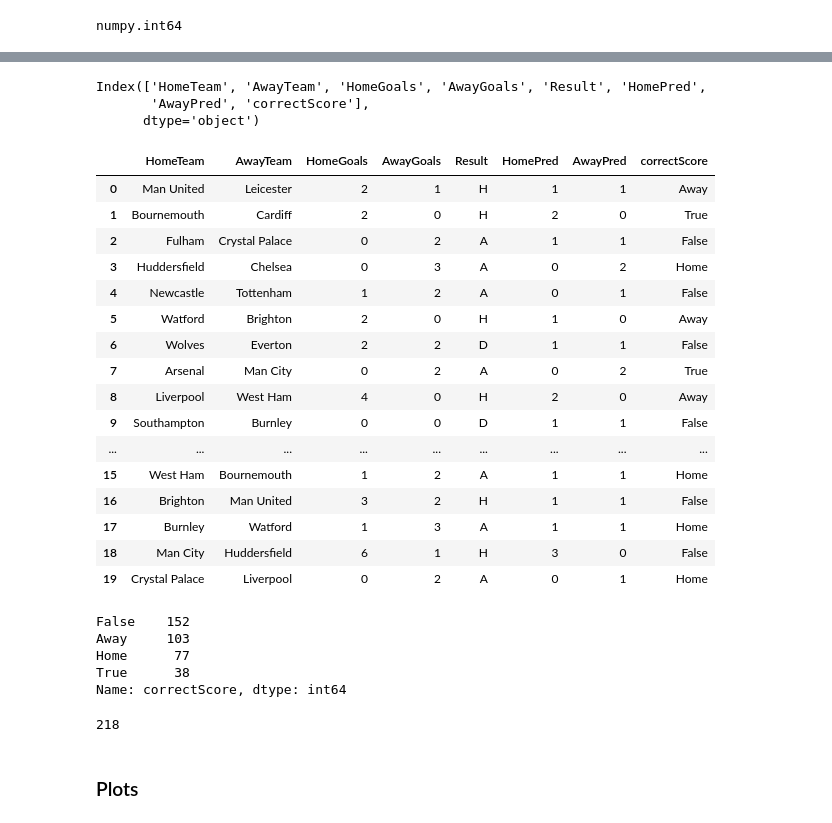
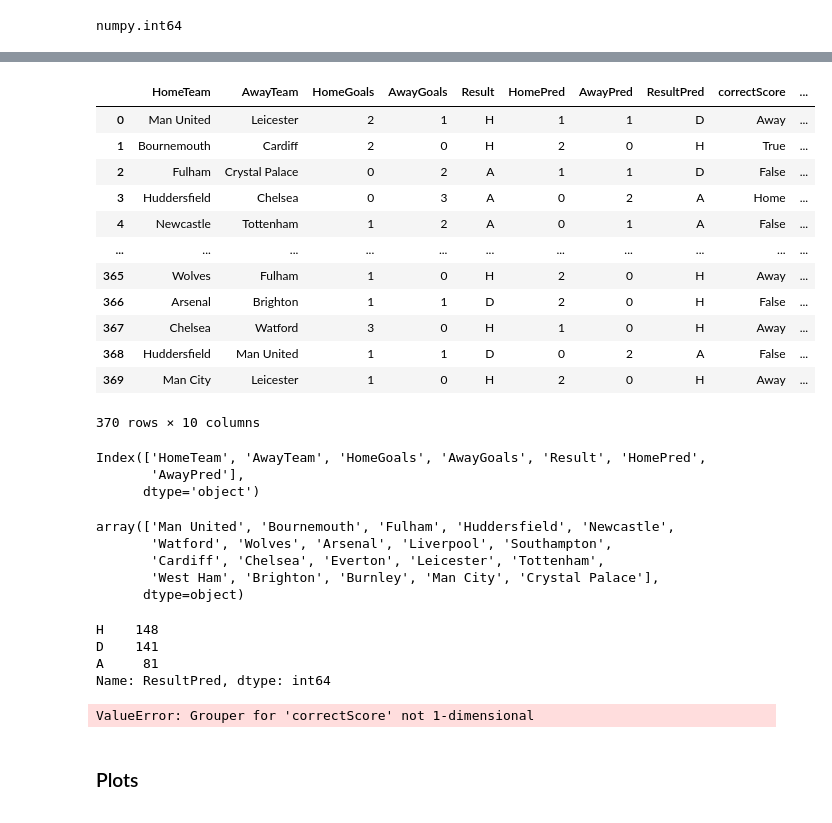
Before and after one commit to roncv/FootballForecasting, a Jupyter notebook: FootballForecasting.ipynb, the cells around one changed output, grey strips where cells are left out. Drawn from its saved outputs; the diff is of its cells as text; code cells hidden in the pictures.

```diff
--- a/FootballForecasting.ipynb
+++ b/FootballForecasting.ipynb
@@ -259,6 +259,20 @@ def update_df_res(data):
     data = pd.concat([data, pd.Series(ResultPred)], axis=1).rename({0: 'ResultPred'}, axis =1)
 
     return data
+# %%
+def update_df_result(data):
+    # Binary array H=1 , notH = 0
+    home_win = (data['HomePred']>data['AwayPred']).astype(int)
+    # Binary array A=2 , notA = 0
+    away_win = 2*(data['HomePred']<data['AwayPred']).astype(int)
+    # Binary array D=2 , notD = 0
+    draw = 3*(data['HomePred']==data['AwayPred']).astype(int)
+
+    # Mapping 1,2,3 as 'H','A', 'D' respectively
+    data['ResultPred'] = (home_win + away_win + draw).map({1:'H',
+                                                           2:'A',
+                                                           3:'D'})
+    return data
 # %%
 # Validate full time result prediction
 
@@ -295,3 +309,5 @@ def update_df_correct(data):
     data = pd.concat([data, pd.Series(correctScore)], axis=1).rename({0: 'correctScore'}, axis =1)
 
     return data
+# %%
+update_df_result(epl_1819_post)
@@ -298,11 +328,34 @@ def update_df_correct(data):
 # %%
 epl_1819_post = update_df_correct(epl_1819_post)
+epl_1819_post
+# %% [output]
+|  | HomeTeam | AwayTeam | HomeGoals | AwayGoals | Result | HomePred | AwayPred | ResultPred | correctScore | ... |
+| 0 | Man United | Leicester | 2 | 1 | H | 1 | 1 | D | Away | ... |
+| 1 | Bournemouth | Cardiff | 2 | 0 | H | 2 | 0 | H | True | ... |
+| 2 | Fulham | Crystal Palace | 0 | 2 | A | 1 | 1 | D | False | ... |
+| 3 | Huddersfield | Chelsea | 0 | 3 | A | 0 | 2 | A | Home | ... |
+| 4 | Newcastle | Tottenham | 1 | 2 | A | 0 | 1 | A | False | ... |
+| ... | ... | ... | ... | ... | ... | ... | ... | ... | ... | ... |
+| 365 | Wolves | Fulham | 1 | 0 | H | 2 | 0 | H | Away | ... |
+| 366 | Arsenal | Brighton | 1 | 1 | D | 2 | 0 | H | False | ... |
+| 367 | Chelsea | Watford | 3 | 0 | H | 1 | 0 | H | Away | ... |
+| 368 | Huddersfield | Man United | 1 | 1 | D | 0 | 2 | A | False | ... |
+| 369 | Man City | Leicester | 1 | 0 | H | 2 | 0 | H | Away | ... |
+370 rows × 10 columns
 # %%
 epl_1819_post.columns
 # %% [output]
 Index(['HomeTeam', 'AwayTeam', 'HomeGoals', 'AwayGoals', 'Result', 'HomePred',
-       'AwayPred', 'correctScore'],
+       'AwayPred'],
       dtype='object')
+# %%
+epl_1819_post['HomeTeam'].unique()
+# %% [output]
+array(['Man United', 'Bournemouth', 'Fulham', 'Huddersfield', 'Newcastle',
+       'Watford', 'Wolves', 'Arsenal', 'Liverpool', 'Southampton',
+       'Cardiff', 'Chelsea', 'Everton', 'Leicester', 'Tottenham',
+       'West Ham', 'Brighton', 'Burnley', 'Man City', 'Crystal Palace'],
+      dtype=object)
 # %%
 # Add validation columns
 # NOT WORKING - Does not take into account draws
@@ -348,40 +401,19 @@ def update_df(data):
     return data
 
 #epl_1819_post = update_df(epl_1819_post)
-# %%
-epl_1819_post.head(20)
-# %% [output]
-|  | HomeTeam | AwayTeam | HomeGoals | AwayGoals | Result | HomePred | AwayPred | correctScore |
-| 0 | Man United | Leicester | 2 | 1 | H | 1 | 1 | Away |
-| 1 | Bournemouth | Cardiff | 2 | 0 | H | 2 | 0 | True |
-| 2 | Fulham | Crystal Palace | 0 | 2 | A | 1 | 1 | False |
-| 3 | Huddersfield | Chelsea | 0 | 3 | A | 0 | 2 | Home |
-| 4 | Newcastle | Tottenham | 1 | 2 | A | 0 | 1 | False |
-| 5 | Watford | Brighton | 2 | 0 | H | 1 | 0 | Away |
-| 6 | Wolves | Everton | 2 | 2 | D | 1 | 1 | False |
-| 7 | Arsenal | Man City | 0 | 2 | A | 0 | 2 | True |
-| 8 | Liverpool | West Ham | 4 | 0 | H | 2 | 0 | Away |
-| 9 | Southampton | Burnley | 0 | 0 | D | 1 | 1 | False |
-| ... | ... | ... | ... | ... | ... | ... | ... | ... |
-| 15 | West Ham | Bournemouth | 1 | 2 | A | 1 | 1 | Home |
-| 16 | Brighton | Man United | 3 | 2 | H | 1 | 1 | False |
-| 17 | Burnley | Watford | 1 | 3 | A | 1 | 1 | Home |
-| 18 | Man City | Huddersfield | 6 | 1 | H | 3 | 0 | False |
-| 19 | Crystal Palace | Liverpool | 0 | 2 | A | 0 | 1 | Home |
 # %%
 # Total correct final outcomes
-epl_1819_post['correctScore'].value_counts()
+epl_1819_post['ResultPred'].value_counts()
 # %% [output]
-False    152
-Away     103
-Home      77
-True      38
-Name: correctScore, dtype: int64
+H    148
+D    141
+A     81
+Name: ResultPred, dtype: int64
 # %%
 # At least one correct prediction (home, away or both)
 sum(epl_1819_post['correctScore'].value_counts()[-3:])
 # %% [output]
-218
+ValueError: Grouper for 'correctScore' not 1-dimensional
 # %%
 # Most common incorrect predictions (Draws seem prety common here?!)
 #epl_1819_post2 = epl_1819_post[epl_1819_post['correctFTR'] == False]
```
Also changed, not shown: parts of 10 cells of this notebook, 1 other file.
